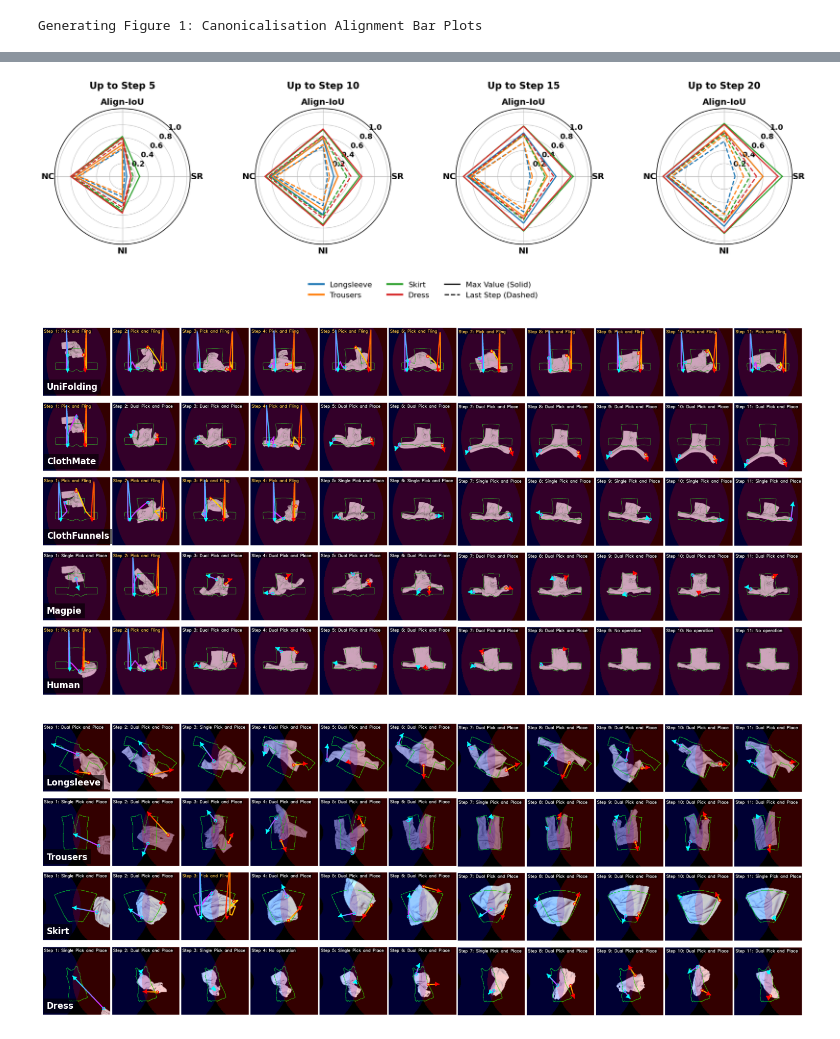
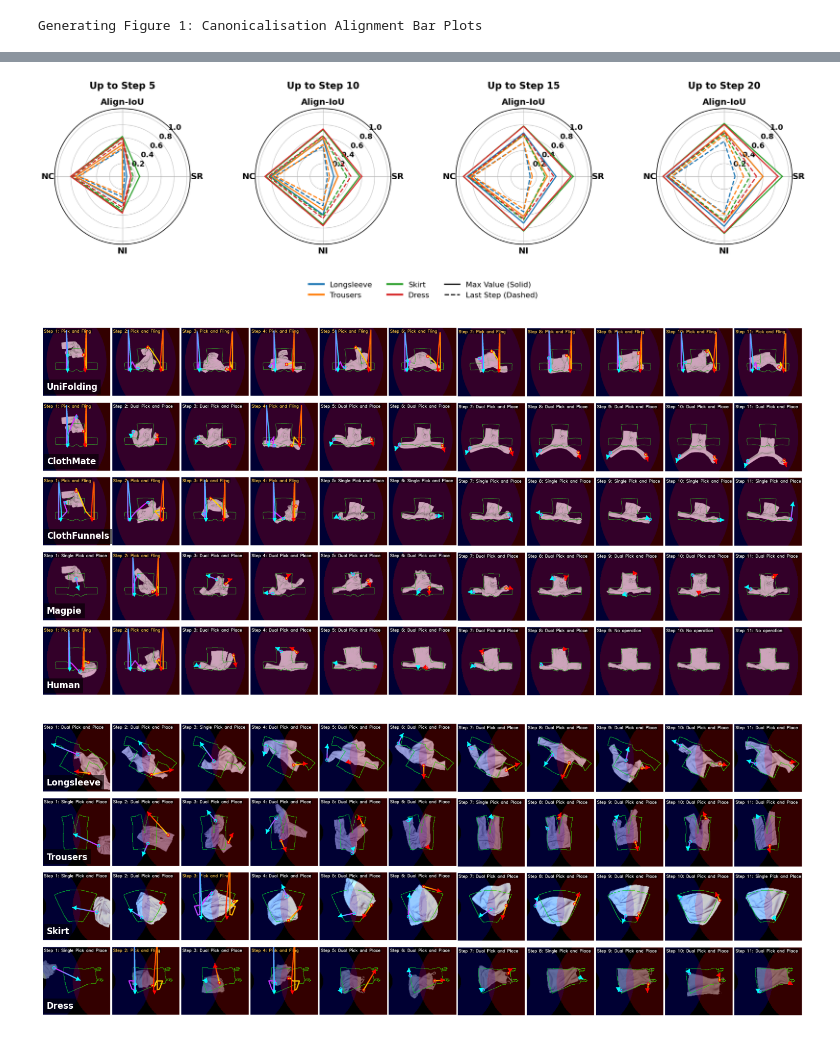
Before and after one commit to halid1020/bimanual_garment_folding, a Jupyter notebook: analysis/magpie/alignment_sim.ipynb, the cells around one changed output, grey strips where cells are left out. Saved outputs shown, nothing was run; the diff lists cells and outputs as text; code cells hidden in the pictures.

```diff
--- a/analysis/magpie/alignment_sim.ipynb
+++ b/analysis/magpie/alignment_sim.ipynb
@@ -388,7 +388,7 @@ def generate_latex_table_for_experiments(data_dir, experiments, step_limits=[5,
 data_dir = "/users/hcv530/scratch/garment_folding_data"
 
 # 1. Figure 1 Data: Canonicalisation task on Longsleeve
-magpie_exp = 'magpie_ctr_align_all_sim_garments_p4_v104_hindsight'
+magpie_exp = 'magpie_ctr_align_all_sim_garments_p4_v126_hindsight'
 canon_experiments = [
     {"name": "results/unifolding_canon_align_from_crumpled", "label": "UniFolding", "check": "eval_checkpoint_True"},
     {"name": "results/clothmate_longsleeve_canon_align_from_crumpled", "label": "ClothMate", "check": "eval_checkpoint_True"},
@@ -455,34 +455,34 @@ plot_trajectory_visualizations(
 )
 
 # -- Execute Table Generation --
 generate_latex_table_for_experiments(
     data_dir,
     table_experiments,
     step_limits=[5, 10, 15, 20]
 )
 # %% [output]
 Generating Figure 1: Canonicalisation Alignment Bar Plots
 [figure]
 Generating Figure 2: Magpie Central Alignment Radar Plots
 Generating Trajectories: Canonicalisation Alignment
 Trajectory plot saved to traj_canon_alignment.png
 Generating Trajectories: Central Alignment
 Trajectory plot saved to traj_central_alignment.png
 
 --- LaTeX Table Output ---
 \begin{tabular}{l|cp{2.3cm}p{2.3cm}p{2.3cm}p{2.3cm}||c}
 Longsleeve & UniFolding & ClothMate & ClothFunnels & Magpie & Human \\
 \hline
 NI $\uparrow$ (5 steps) & 21.5 $\pm$ 23.7 & \cellcolor{yellow!25}52.4 $\pm$ 24.8 & \cellcolor{red!25}47.3 $\pm$ 20.9 & 35.3 $\pm$ 18.4 & \cellcolor{green!25}57.4 $\pm$ 19.1 \\
 NC $\uparrow$ & 65.3 $\pm$ 9.9 & \cellcolor{yellow!25}79.0 $\pm$ 9.9 & \cellcolor{red!25}76.3 $\pm$ 8.6 & 70.4 $\pm$ 9.7 & \cellcolor{green!25}80.6 $\pm$ 9.0 \\
 ... (19 lines left out)
 SR $\uparrow$ & 0/30 & \cellcolor{red!25}9/30 & 8/30 & \cellcolor{yellow!25}18/30 & \cellcolor{green!25}30/30 \\
 LS-SR $\uparrow$ & 0/30 & 1/30 & \cellcolor{red!25}7/30 & \cellcolor{yellow!25}14/30 & \cellcolor{green!25}30/30 \\
 \bottomrule
 \end{tabular}
 [figure]
 [figure]
-[figure, old version]
+[figure, new version]
 # %%
 import os
 import glob
```
Also changed, not shown: parts of 1 cell of this notebook, 17 other files.
